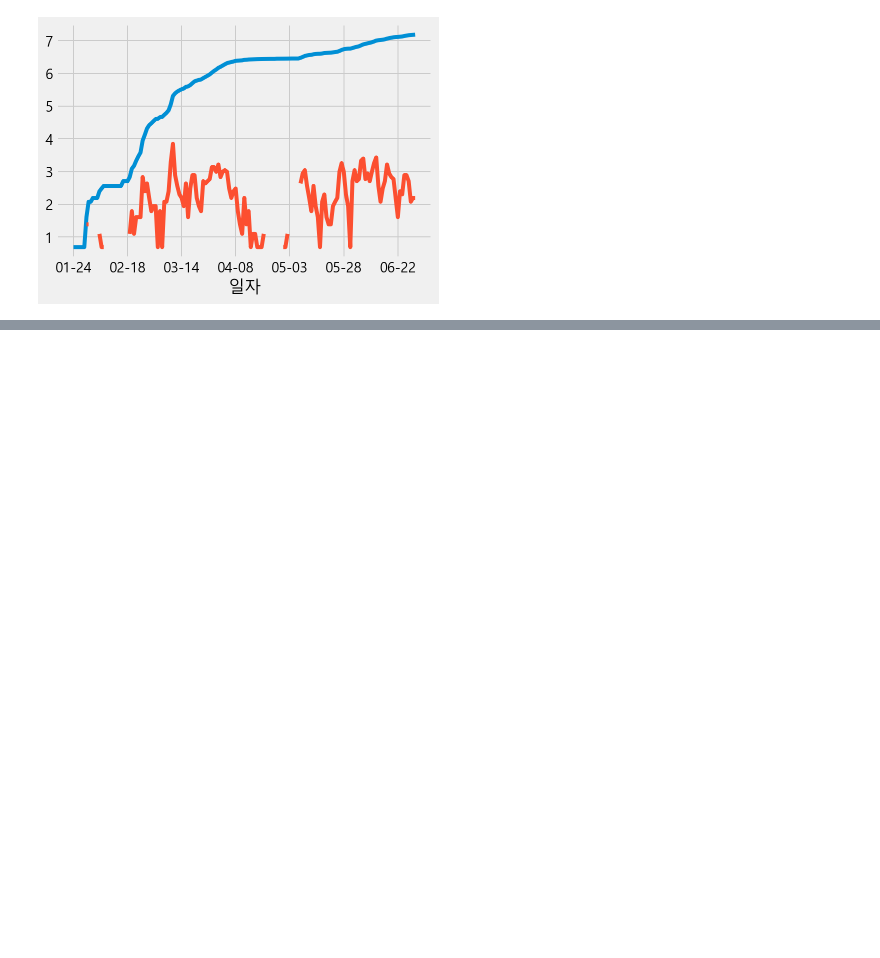
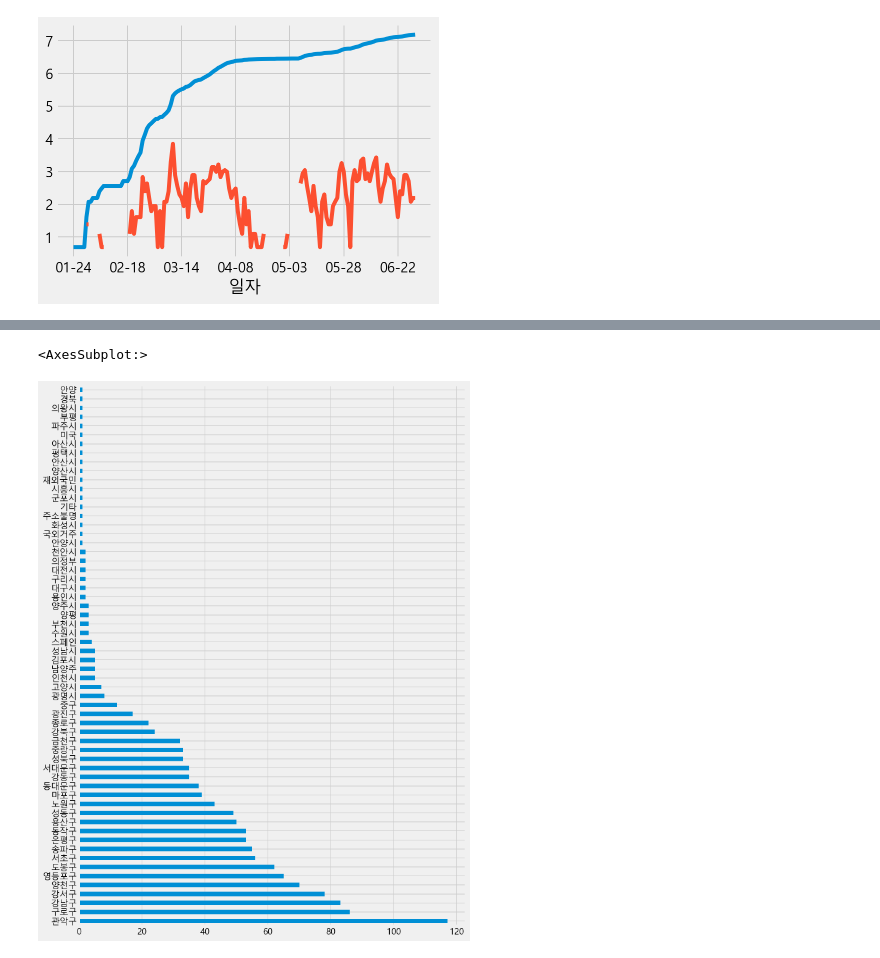
Before and after one commit to bluehyena/Data-Analysis-and-Visualization, a Jupyter notebook: chapter_2/2_seoul_covid_analysis.ipynb, the cells around one changed output, grey strips where cells are left out. Cells and saved outputs as stored; diff of their text form; code cells hidden in the pictures; blank space fills up the shorter version.

```diff
--- a/chapter_2/2_seoul_covid_analysis.ipynb
+++ b/chapter_2/2_seoul_covid_analysis.ipynb
@@ -705,0 +926,5 @@ np.log(cum_day["확진수"] + 1).plot()
+# %%
+gu_count.plot.barh(figsize=(10, 15))
+# %% [output]
+<AxesSubplot:>
+[figure, added]
```
Also changed, not shown: parts of 54 cells of this notebook.
